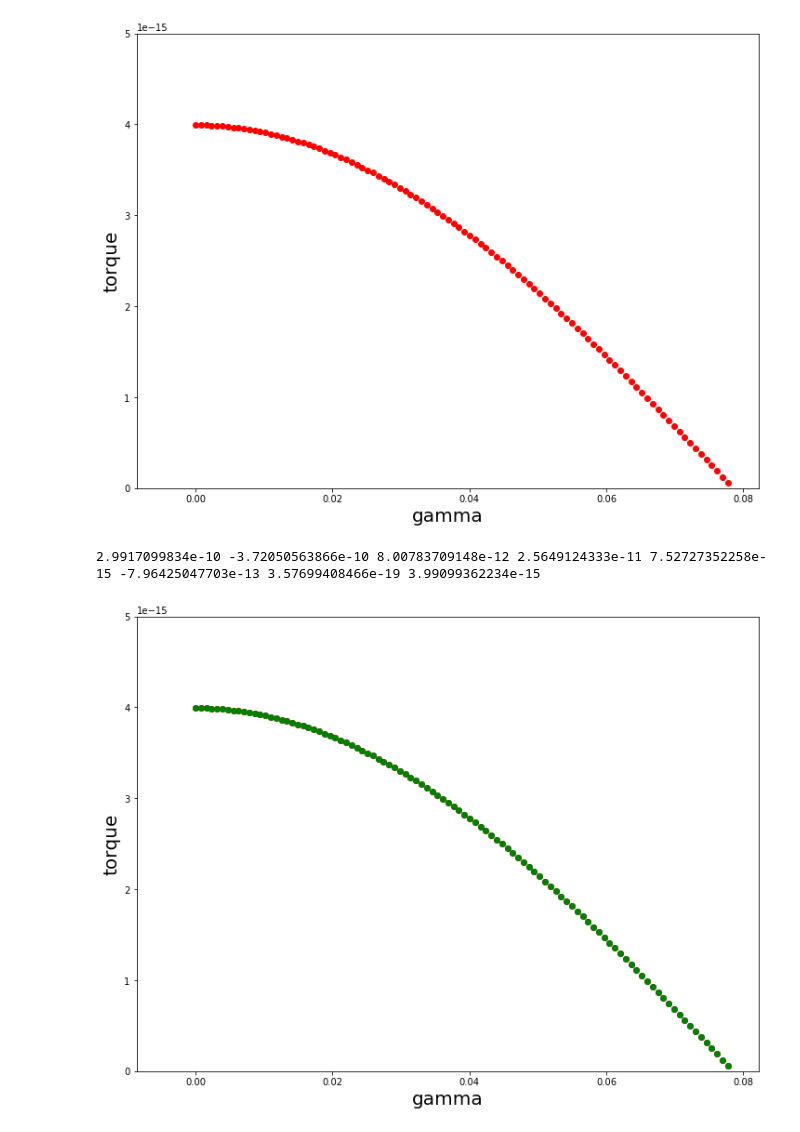
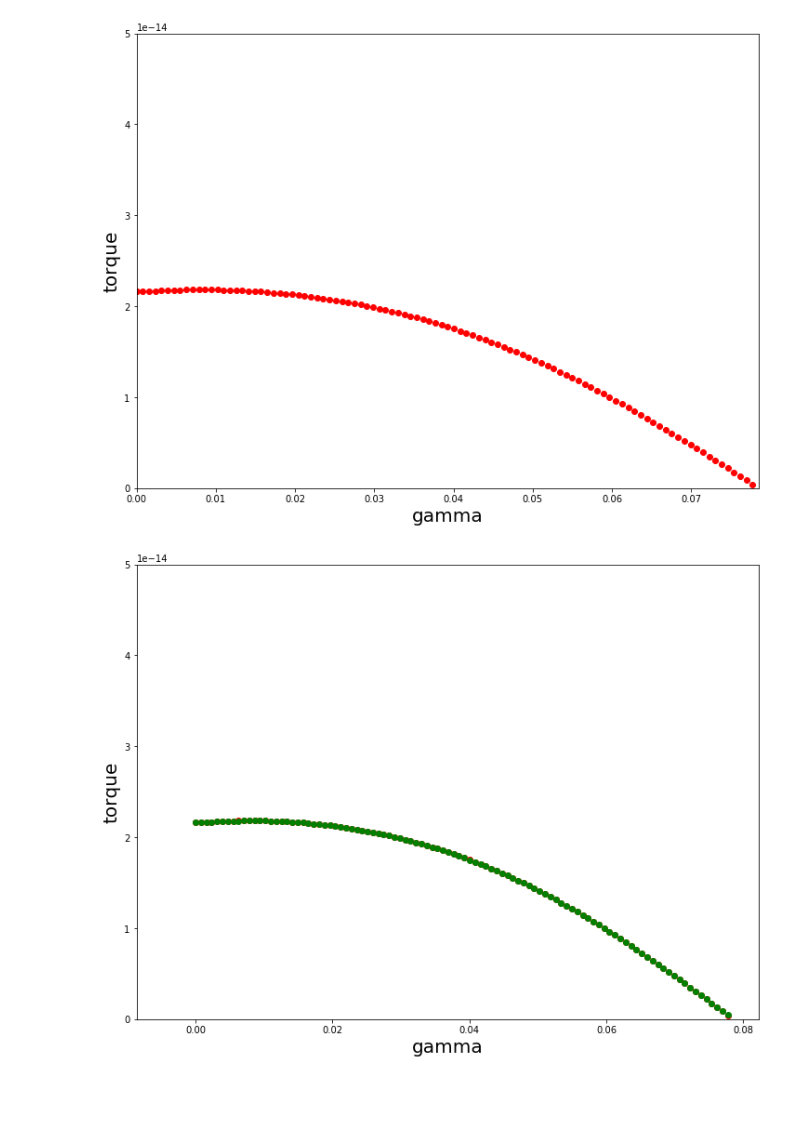
Before and after one commit to Paul-Burdekin/Nano-project, a Jupyter notebook: charge distribution correction 2102.ipynb, the cells around one changed output. Saved outputs shown, nothing was run; the diff lists cells and outputs as text; code cells hidden in the pictures; blank space fills up the shorter version.

```diff
--- a/charge distribution correction 2102.ipynb
+++ b/charge distribution correction 2102.ipynb
@@ -60,7 +60,7 @@ def intertia( rho, thc, Rp):
 
 def permanent_charge_magnitude( r, width, cap_d, cap_vol):
     """Calculates magnitude of total charge stored in inner segment"""
-    segment_area = r * width
+    segment_area = (r/2) * width
     capacitance = cap_d * segment_area #capacitance of one segment
     stored_charge = capacitance * cap_vol #stored charge in one segment
     return stored_charge
@@ -104,14 +104,23 @@ def tangential_component(k , n, e, R, Rp, gamma, noc, width, r):
     QDs = quantum_dots(n, e, noc) #calls function to initialize QDs
     for i in range(n):
         Q = QDs[i] #dictionary section on ith QD
-        ri = math.sqrt(  ( (Rp-(r/4) )**2) + (R**2) - 2*(Rp-(r/4))*R*math.cos(QDs[i][2]-gamma) ) #distance between QD and permanent charge
+        ri = math.sqrt(2*R*(R-r0)*(1-math.cos(QDs[i][2]-gamma))+r0**2) #distance between QD and permanent charge edge
+        ric = math.sqrt(  ( (Rp-(r/4) )**2) + (R**2) - 2*(Rp-(r/4))*R*math.cos(QDs[i][2]-gamma) ) #distance between QD and permanent charge center
         d = 2*R*math.sin((QDs[i][2]-gamma)/2)
+        '''Alpha is alpha at edge of permanent charge'''
         if ((((r0+(r/4))**2)+(ri**2)-(d**2))/(2*(r0+(r/4))*ri)) > 1 or ((((r0+(r/4))**2)+(ri**2)-(d**2))/(2*(r0+(r/4))*ri)) < -1 : #accounts for computational error
             alpha = 0
         else:
             alpha = math.acos((((r0+(r/4))**2)+(ri**2)-(d**2))/(2*(r0+(r/4))*ri)) #angle to tangential in which force vector acts
         if i > n/2:
             alpha = -alpha
+        '''Alphac is alpha at center of permanent charge'''
+        if ((((r0+(r/4))**2)+(ric**2)-(d**2))/(2*(r0+(r/4))*ric)) > 1 or ((((r0+(r/4))**2)+(ric**2)-(d**2))/(2*(r0+(r/4))*ric)) < -1 : #accounts for computational error
+            alphac = 0
+        else:
+            alphac = math.acos((((r0+(r/4))**2)+(ric**2)-(d**2))/(2*(r0+(r/4))*ric)) #angle to tangential in which force vector acts
+        if i > n/2:
+            alphac = -alphac
         ex_minus = ri*math.sin(alpha) - (width/2)
         ex_plus = ri*math.sin(alpha) + (width/2)
         ey_minus = ri*math.cos(alpha)
@@ -119,7 +128,7 @@ def tangential_component(k , n, e, R, Rp, gamma, noc, width, r):
         sigma = PCs[0][3]/(width*r)
         f = force(ex_minus, ex_plus, ey_minus, ey_plus)
         F_c = k*sigma*Q[3]*f #coulomb force between permanent charge and QD
-        F_t += F_c*math.sin(alpha)
+        F_t += F_c*math.sin(alphac)
     return F_t
 
 def force( c1, c2, c3, c4):
@@ -218,7 +227,7 @@ Rp = R - r0   #radius of rotating disc [m]
 w = width( Rp, PHI )#cog "tooth"/capacitor arm width [m]
 r = cog_length( Rp, PHI)    #length of the cog shaft [m]
 thc = 30e-9   #approximate thickeness of inner disc [m]
-cap_vol = 1   #applied voltage to capacitors in inner disck ("permanent charges"/charged segments) [V]
+cap_vol = 2   #applied voltage to capacitors in inner disck ("permanent charges"/charged segments) [V]
 I = intertia( rho, thc, Rp) #inertia of inner rotating disk
 
 '''Medium'''
@@ -226,31 +235,32 @@ constant =  p * 1.08037675928e-11  #coefficient of drag force function
 # %%
 """Main function"""
 time = 0
 step = math.pi*(360/n)/180 #angle between each QD, angle required for one step
 angle_increment = step/100
 PCs = permanent_charges( Rp, p , cap_d, cap_vol, w, r) #initializes permanent charges
 
 """Graph of torque function to be approximated"""
 fig = plt.figure(figsize=(12, 9))
 ax1 = fig.add_subplot(111)
 ax1.set_xlabel('gamma', fontsize = '20')
 ax1.set_ylabel('torque', fontsize = '20')
-ax1.set_ylim( 0 , 0.5e-14)
+ax1.set_xlim( 0 , step )
+ax1.set_ylim( 0 , 5e-14)
 
 """Computation of 'true' torque """
 i = 0
 T = []
 gamma_list = []
 for gamma in np.arange(0, step, angle_increment): #iterates angle increment until one step is completed
     gamma_list.append( gamma )
     F_t = tangential_component(k , n, e, R, Rp, gamma, noc, w, r)
     T.append( torque(F_t, Rp, p, r) ) #calculates torque acting on inner rotor
     ax1.scatter(gamma, T[i] , color = 'r') #plots torque vs angle rotated
     i += 1 #needed to keep track of T array
 
 plt.show()
 # %% [output]
-[figure, old version]
+[figure, new version]
 # %%
 """Approximate torque function"""
 popt, pcov = curve_fit(func, gamma_list, T)
@@ -263,20 +273,21 @@ E = popt[4]
 F = popt[5]
 G = popt[6]
 H = popt[7]
-print (A, B, C, D, E, F, G, H)
+J = popt[8]
+K = popt[9]
+L = popt[10]
 
 fig2 = plt.figure(figsize=(12, 9))
 bx1 = fig2.add_subplot(111)
 bx2 = fig2.add_subplot(111)
 bx1.set_xlabel('gamma', fontsize = '20')
 bx1.set_ylabel('torque', fontsize = '20')
-bx1.set_ylim( 0 , 5e-15)
+bx1.set_ylim( 0 , 5e-14)
 for i in np.arange( 0, int(step/angle_increment) ):
     bx1.scatter( gamma_list[i], T[i], color = 'r' )
-    bx2.scatter( gamma_list[i], ( func(gamma_list[i], A, B, C, D, E, F, G, H) ), color= 'g' )
+    bx2.scatter( gamma_list[i], ( func(gamma_list[i], A, B, C, D, E, F, G, H, J, K, L) ), color= 'g' )
 plt.show()
 # %% [output]
-2.9917099834e-10 -3.72050563866e-10 8.00783709148e-12 2.5649124333e-11 7.52727352258e-15 -7.96425047703e-13 3.57699408466e-19 3.99099362234e-15
-[figure, old version]
+[figure, new version]
 # %%
 """Solve ODE for motor with viscous drag"""
```
Also changed, not shown: parts of 9 cells of this notebook.
